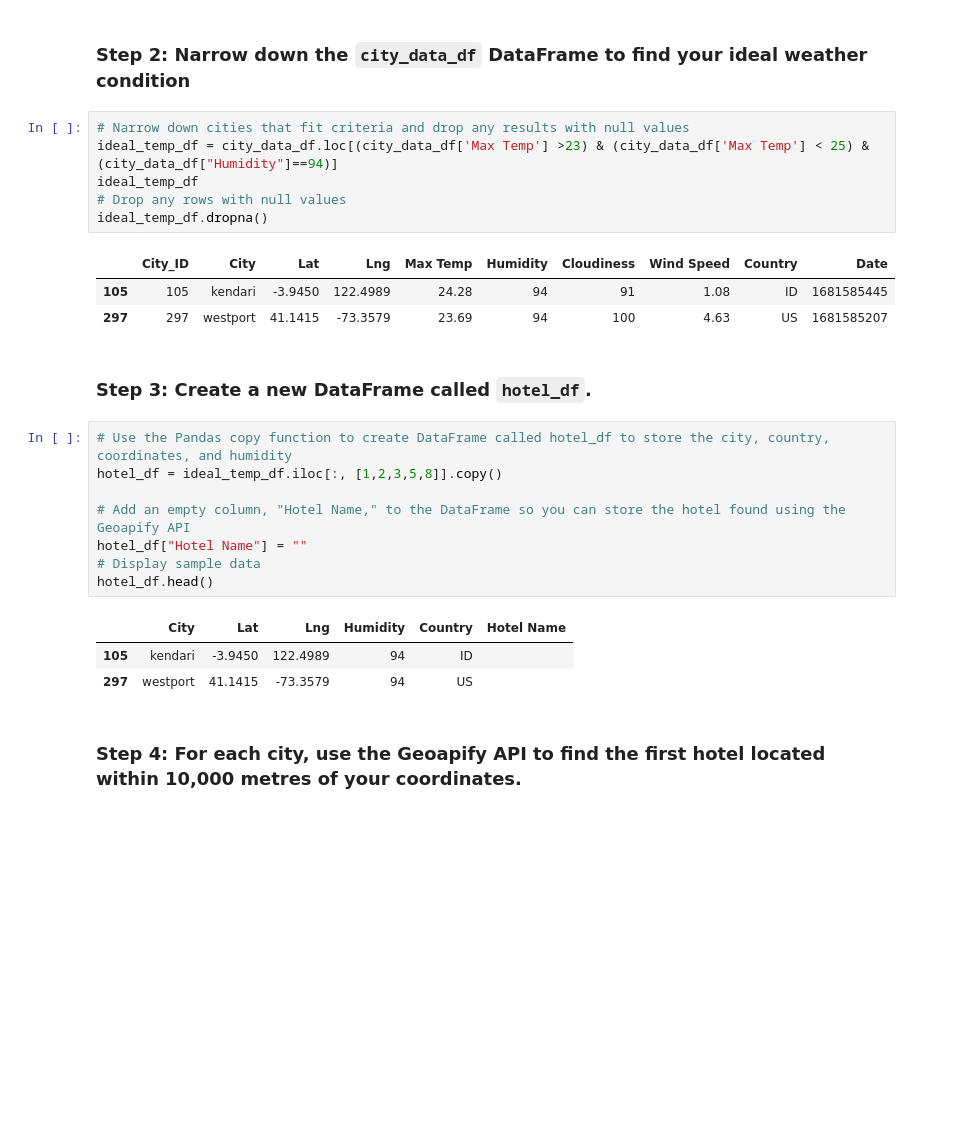
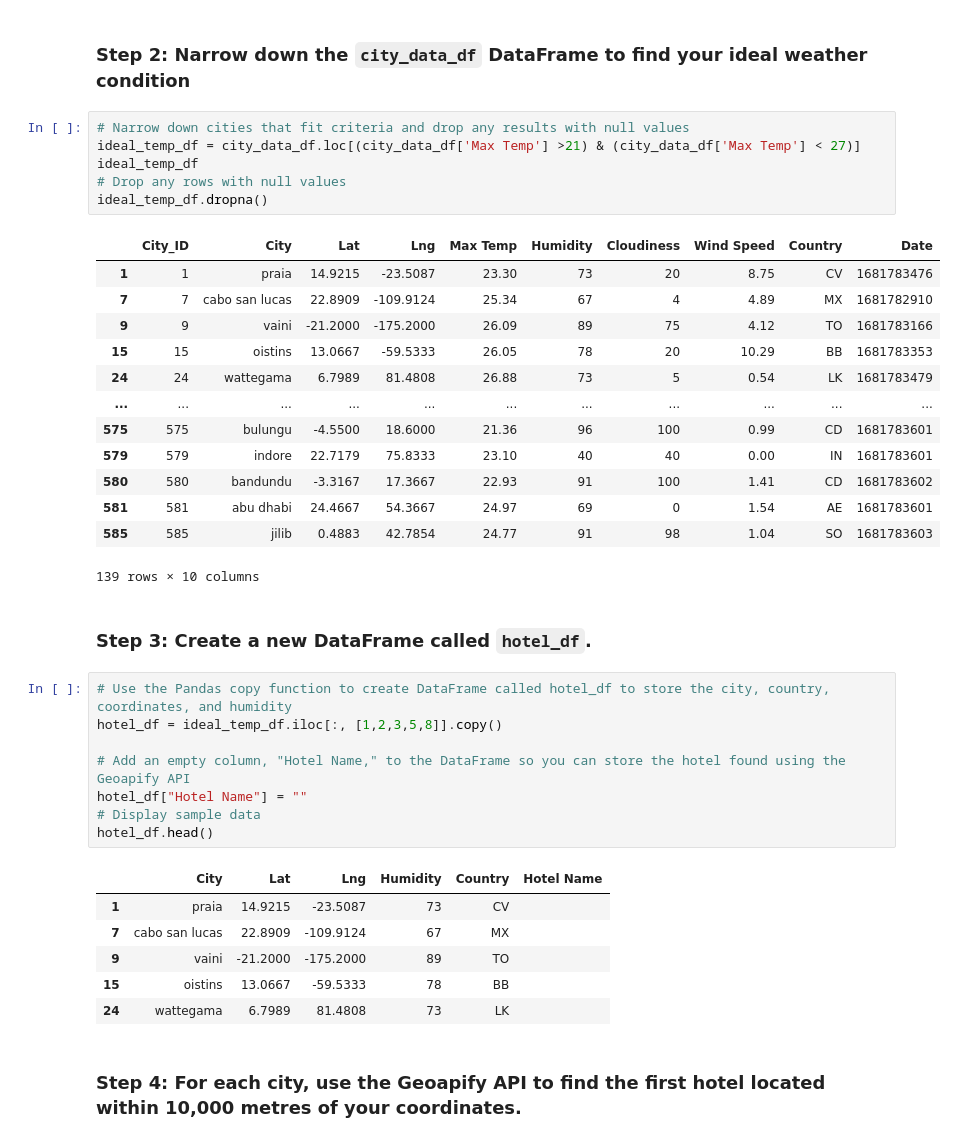
Before and after one commit to Marissag21/python-api-challenge, a Jupyter notebook: VacationPy/VacationPy.ipynb, the cells around one changed output. Cells and saved outputs as stored; diff of their text form; blank space fills up the shorter version.

```diff
--- a/VacationPy/VacationPy.ipynb
+++ b/VacationPy/VacationPy.ipynb
@@ -62,14 +65,24 @@ map_plot
 ### Step 2: Narrow down the `city_data_df` DataFrame to find your ideal weather condition
 # %%
 # Narrow down cities that fit criteria and drop any results with null values
-ideal_temp_df = city_data_df.loc[(city_data_df['Max Temp'] >23) & (city_data_df['Max Temp'] < 25) & (city_data_df["Humidity"]==94)]
+ideal_temp_df = city_data_df.loc[(city_data_df['Max Temp'] >21) & (city_data_df['Max Temp'] < 27)]
 ideal_temp_df
 # Drop any rows with null values
 ideal_temp_df.dropna()
 # %% [output]
 |  | City_ID | City | Lat | Lng | Max Temp | Humidity | Cloudiness | Wind Speed | Country | Date |
-| 105 | 105 | kendari | -3.9450 | 122.4989 | 24.28 | 94 | 91 | 1.08 | ID | 1681585445 |
-| 297 | 297 | westport | 41.1415 | -73.3579 | 23.69 | 94 | 100 | 4.63 | US | 1681585207 |
+| 1 | 1 | praia | 14.9215 | -23.5087 | 23.30 | 73 | 20 | 8.75 | CV | 1681783476 |
+| 7 | 7 | cabo san lucas | 22.8909 | -109.9124 | 25.34 | 67 | 4 | 4.89 | MX | 1681782910 |
+| 9 | 9 | vaini | -21.2000 | -175.2000 | 26.09 | 89 | 75 | 4.12 | TO | 1681783166 |
+| 15 | 15 | oistins | 13.0667 | -59.5333 | 26.05 | 78 | 20 | 10.29 | BB | 1681783353 |
+| 24 | 24 | wattegama | 6.7989 | 81.4808 | 26.88 | 73 | 5 | 0.54 | LK | 1681783479 |
+| ... | ... | ... | ... | ... | ... | ... | ... | ... | ... | ... |
+| 575 | 575 | bulungu | -4.5500 | 18.6000 | 21.36 | 96 | 100 | 0.99 | CD | 1681783601 |
+| 579 | 579 | indore | 22.7179 | 75.8333 | 23.10 | 40 | 40 | 0.00 | IN | 1681783601 |
+| 580 | 580 | bandundu | -3.3167 | 17.3667 | 22.93 | 91 | 100 | 1.41 | CD | 1681783602 |
+| 581 | 581 | abu dhabi | 24.4667 | 54.3667 | 24.97 | 69 | 0 | 1.54 | AE | 1681783601 |
+| 585 | 585 | jilib | 0.4883 | 42.7854 | 24.77 | 91 | 98 | 1.04 | SO | 1681783603 |
+139 rows × 10 columns
 # %% [markdown]
 ### Step 3: Create a new DataFrame called `hotel_df`.
 # %%
@@ -82,8 +95,11 @@ hotel_df["Hotel Name"] = ""
 hotel_df.head()
 # %% [output]
 |  | City | Lat | Lng | Humidity | Country | Hotel Name |
-| 105 | kendari | -3.9450 | 122.4989 | 94 | ID |  |
-| 297 | westport | 41.1415 | -73.3579 | 94 | US |  |
+| 1 | praia | 14.9215 | -23.5087 | 73 | CV |  |
+| 7 | cabo san lucas | 22.8909 | -109.9124 | 67 | MX |  |
+| 9 | vaini | -21.2000 | -175.2000 | 89 | TO |  |
+| 15 | oistins | 13.0667 | -59.5333 | 78 | BB |  |
+| 24 | wattegama | 6.7989 | 81.4808 | 73 | LK |  |
 # %% [markdown]
 ### Step 4: For each city, use the Geoapify API to find the first hotel located within 10,000 metres of your coordinates.
 # %%
```
Also changed, not shown: parts of 3 cells of this notebook, 13 other files.
